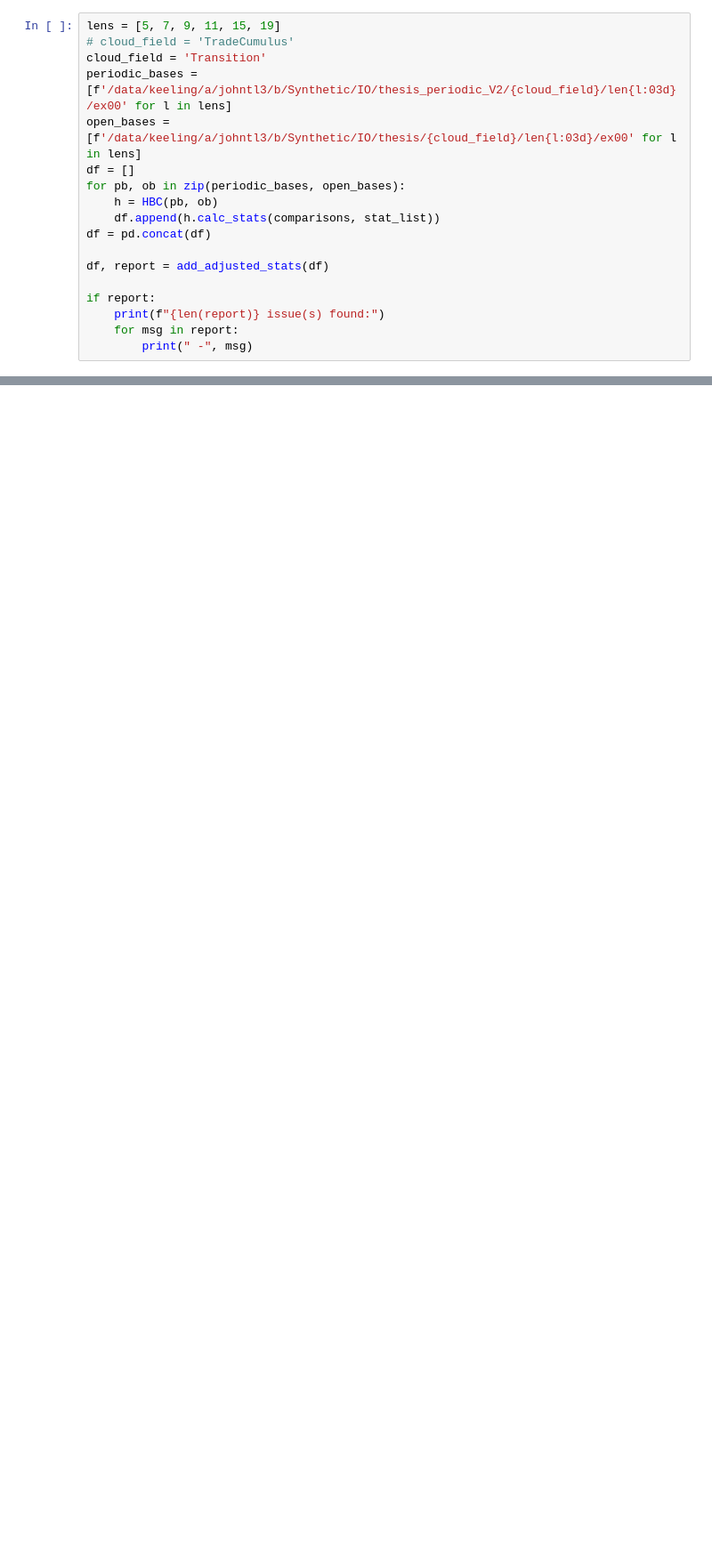
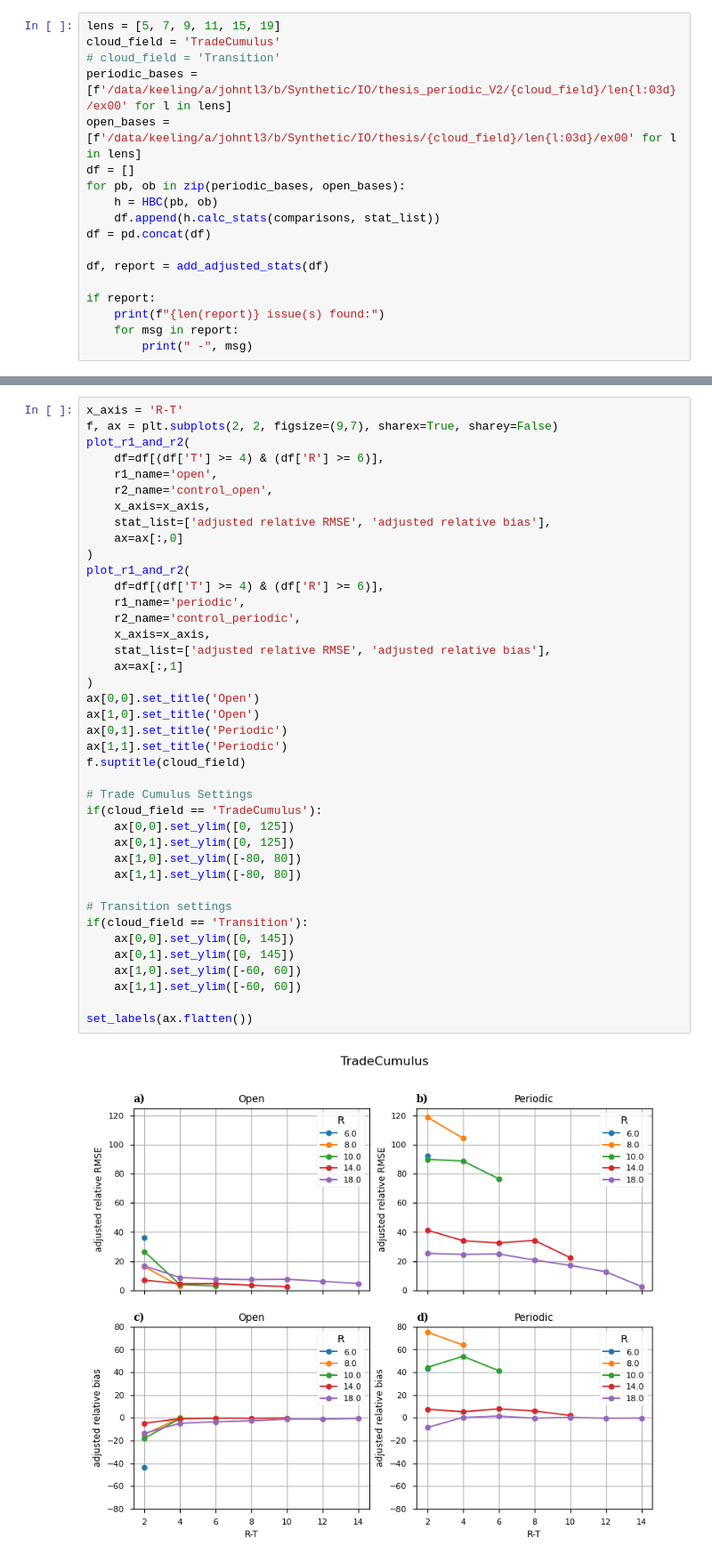
Before and after one commit to jlun17/misr-at3d-camp2ex, a Jupyter notebook: notebooks/HBC/hbc.ipynb, the cells around one changed output, grey strips where cells are left out. Shown at 89% size. Drawn from its saved outputs; the diff is of its cells as text; blank space fills up the shorter version.

Commit message:
[figures] trying new things with CVM results

```diff
--- a/notebooks/HBC/hbc.ipynb
+++ b/notebooks/HBC/hbc.ipynb
@@ -53,8 +60,8 @@ stat_list = {
 }
 # %%
 lens = [5, 7, 9, 11, 15, 19]
-# cloud_field = 'TradeCumulus'
-cloud_field = 'Transition'
+cloud_field = 'TradeCumulus'
+# cloud_field = 'Transition'
 periodic_bases = [f'/data/keeling/a/johntl3/b/Synthetic/IO/thesis_periodic_V2/{cloud_field}/len{l:03d}/ex00' for l in lens]
 open_bases = [f'/data/keeling/a/johntl3/b/Synthetic/IO/thesis/{cloud_field}/len{l:03d}/ex00' for l in lens]
 df = []
@@ -82,3 +89,45 @@ def plot_r1_and_r2(df, r1_name, r2_name, x_axis='T', stat_list=None, ax=None):
         ax[i].set_ylabel(s)
         ax[i].set_title(s)
     plt.suptitle(f'R1 = {r1_name}, R2 = {r2_name}')
+# %%
+x_axis = 'R-T'
+f, ax = plt.subplots(2, 2, figsize=(9,7), sharex=True, sharey=False)
+plot_r1_and_r2(
+    df=df[(df['T'] >= 4) & (df['R'] >= 6)],
+    r1_name='open',
+    r2_name='control_open',
+    x_axis=x_axis,
+    stat_list=['adjusted relative RMSE', 'adjusted relative bias'],
+    ax=ax[:,0]
+)
+plot_r1_and_r2(
+    df=df[(df['T'] >= 4) & (df['R'] >= 6)],
+    r1_name='periodic',
+    r2_name='control_periodic',
+    x_axis=x_axis,
+    stat_list=['adjusted relative RMSE', 'adjusted relative bias'],
+    ax=ax[:,1]
+)
+ax[0,0].set_title('Open')
+ax[1,0].set_title('Open')
+ax[0,1].set_title('Periodic')
+ax[1,1].set_title('Periodic')
+f.suptitle(cloud_field)
+
+# Trade Cumulus Settings
+if(cloud_field == 'TradeCumulus'):
+    ax[0,0].set_ylim([0, 125])
+    ax[0,1].set_ylim([0, 125])
+    ax[1,0].set_ylim([-80, 80])
+    ax[1,1].set_ylim([-80, 80])
+
+# Transition settings
+if(cloud_field == 'Transition'):
+    ax[0,0].set_ylim([0, 145])
+    ax[0,1].set_ylim([0, 145])
+    ax[1,0].set_ylim([-60, 60])
+    ax[1,1].set_ylim([-60, 60])
+
+set_labels(ax.flatten())
+# %% [output]
+[figure, added]
```
Also changed, not shown: parts of 7 cells of this notebook, 1 other file.
